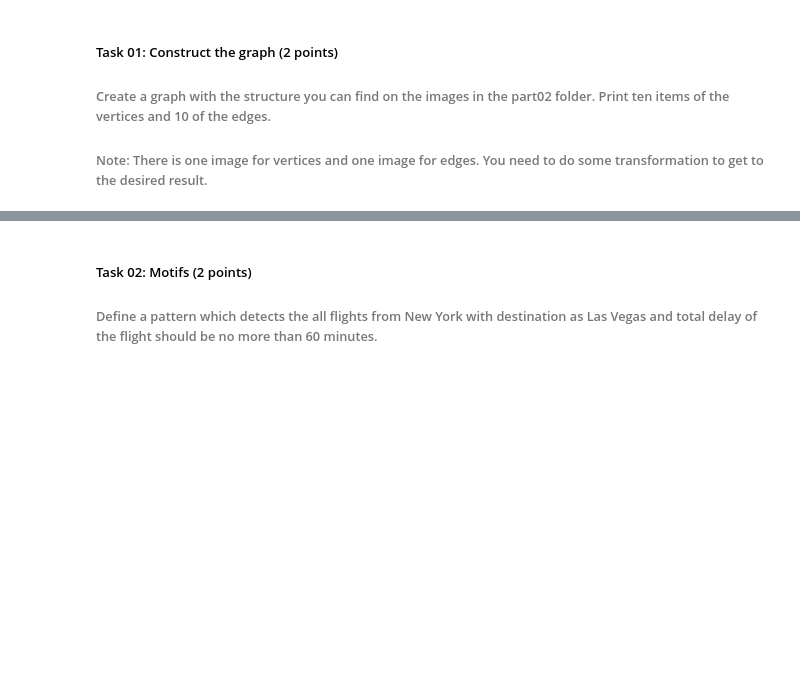
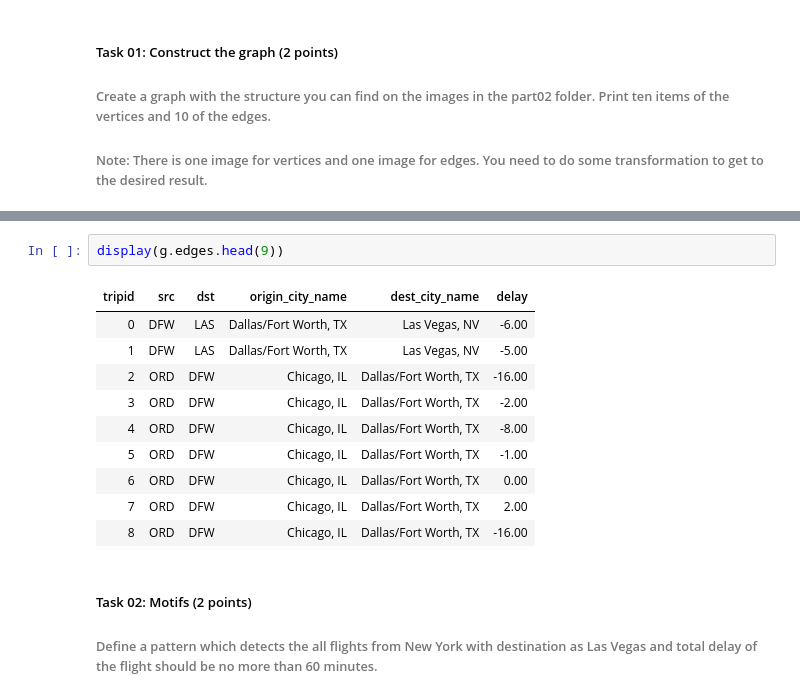
Before and after one commit to Sunkarr/ZHAW, a Jupyter notebook: Semester 4/Dat Eng 2/GradedLab02/DE2_GradedLab02.ipynb, the cells around one changed output, grey strips where cells are left out. Cells and saved outputs as stored; diff of their text form; blank space fills up the shorter version.

```diff
--- a/Semester 4/Dat Eng 2/GradedLab02/DE2_GradedLab02.ipynb
+++ b/Semester 4/Dat Eng 2/GradedLab02/DE2_GradedLab02.ipynb
@@ -294,3 +423,16 @@ analyze_user_timezone(most_tweets_user[0][0])
+# %%
+display(g.edges.head(9))
+# %% [output]
+| tripid | src | dst | origin_city_name | dest_city_name | delay |
+| 0 | DFW | LAS | Dallas/Fort Worth, TX | Las Vegas, NV | -6.00 |
+| 1 | DFW | LAS | Dallas/Fort Worth, TX | Las Vegas, NV | -5.00 |
+| 2 | ORD | DFW | Chicago, IL | Dallas/Fort Worth, TX | -16.00 |
+| 3 | ORD | DFW | Chicago, IL | Dallas/Fort Worth, TX | -2.00 |
+| 4 | ORD | DFW | Chicago, IL | Dallas/Fort Worth, TX | -8.00 |
+| 5 | ORD | DFW | Chicago, IL | Dallas/Fort Worth, TX | -1.00 |
+| 6 | ORD | DFW | Chicago, IL | Dallas/Fort Worth, TX | 0.00 |
+| 7 | ORD | DFW | Chicago, IL | Dallas/Fort Worth, TX | 2.00 |
+| 8 | ORD | DFW | Chicago, IL | Dallas/Fort Worth, TX | -16.00 |
 # %% [markdown]
 ##### Task 02: Motifs (2 points)
 ###### Define a pattern which detects the all flights from New York with destination as Las Vegas and total delay of the flight should be no more than 60 minutes.
```
Also changed, not shown: parts of 31 cells of this notebook, 5 other files.
